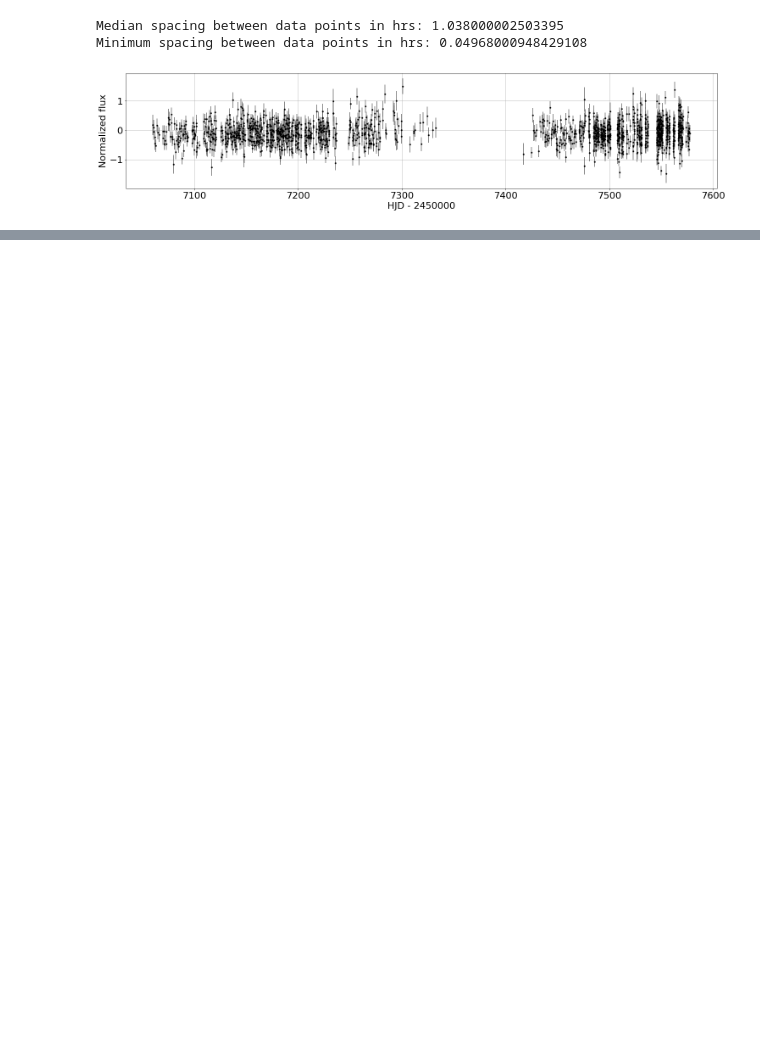
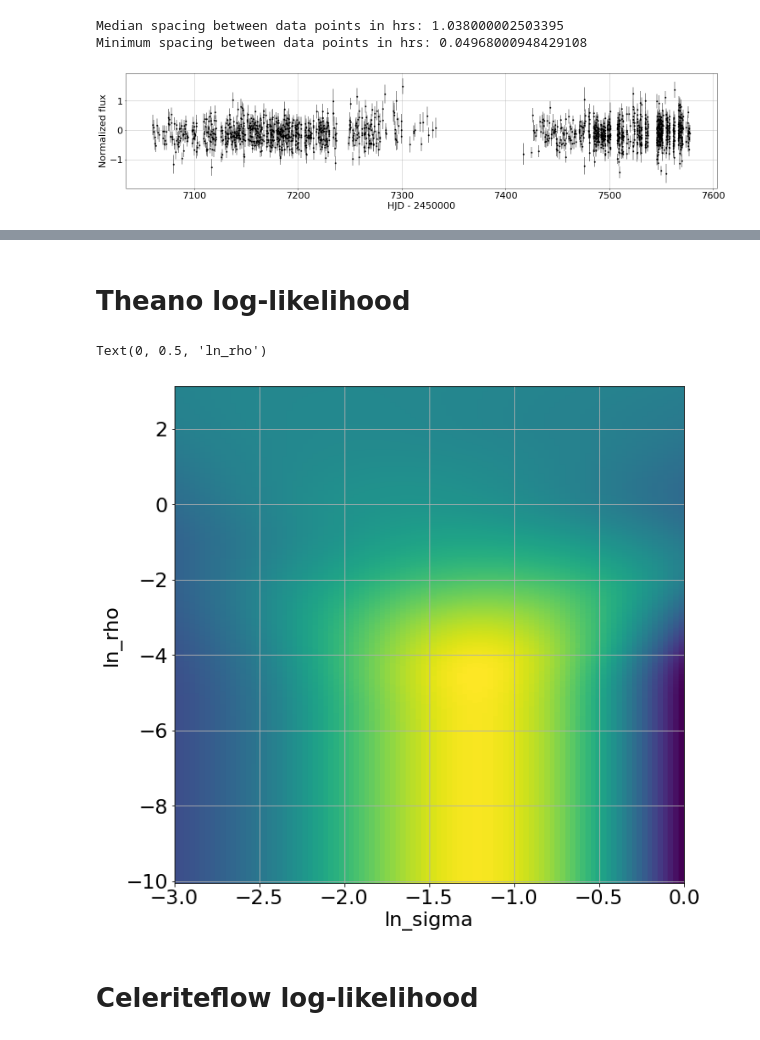
Before and after one commit to fbartolic/caustic, a Jupyter notebook: src/notebooks/Matern32_likelihood_plot.ipynb, the cells around one changed output, grey strips where cells are left out. Drawn from its saved outputs; the diff is of its cells as text; code cells hidden in the pictures; blank space fills up the shorter version.

```diff
--- a/src/notebooks/Matern32_likelihood_plot.ipynb
+++ b/src/notebooks/Matern32_likelihood_plot.ipynb
@@ -40,7 +39,7 @@ lightcurves = [] # data for each event
 
 i = 0
 n_events = 1
-data_path = '/home/fran/data/OGLE_ews/2017'
+data_path = '/home/star/fb90/data/OGLE_ews/2017'
 for entry in sorted(os.listdir(data_path)):
     if (i < n_events):
         events.append(entry)
@@ -107 +107,41 @@ Text(0,0.5,'ln_rho')
 [figure]
+# %% [markdown]
+# Theano log-likelihood
+# %%
+diag = tt._shared(sigF**2)
+x = tt._shared(t)
+y = tt._shared(F)
+
+# Initialize celerite_theano kernel
+sigma = tt.dscalar('sigma')
+rho = tt.dscalar('rho')
+
+kernel = theano_terms.Matern32Term(sigma=sigma, rho=rho)
+# %%
+loglike_theano = log_likelihood(kernel, 0., diag, t, F)
+
+# Likelihood
+f = theano.function(inputs=[sigma, rho], outputs=loglike_theano, on_unused_input="ignore")
+# Gradients
+g = theano.function(inputs=[sigma, rho], outputs=theano.grad(loglike_theano, [sigma, rho]), on_unused_input="ignore")
+# %%
+likelihood_values_theano = np.zeros((n_rho, n_sigma))
+
+for i in range(n_rho):
+    for j in range(n_sigma):
+        likelihood_values_theano[i, j] = f(np.exp(ln_sigma_grid[i,j]), np.exp(ln_rho_grid[i,j]))
+# %%
+fig, ax = plt.subplots(figsize=(10,10))
+
+colormap = ax.pcolormesh(ln_sigma_grid, ln_rho_grid, likelihood_values_theano)
+
+ax.grid()
+ax.set_xlabel('ln_sigma')
+ax.set_ylabel('ln_rho')
+
+# fig.colorbar(colormap, cax=cbar, label='log likelihood')
+# %% [output]
+Text(0, 0.5, 'ln_rho')
+[figure, added]
+# %% [markdown]
+# Celeriteflow log-likelihood
```
Also changed, not shown: parts of 8 cells of this notebook, 3 other files.
